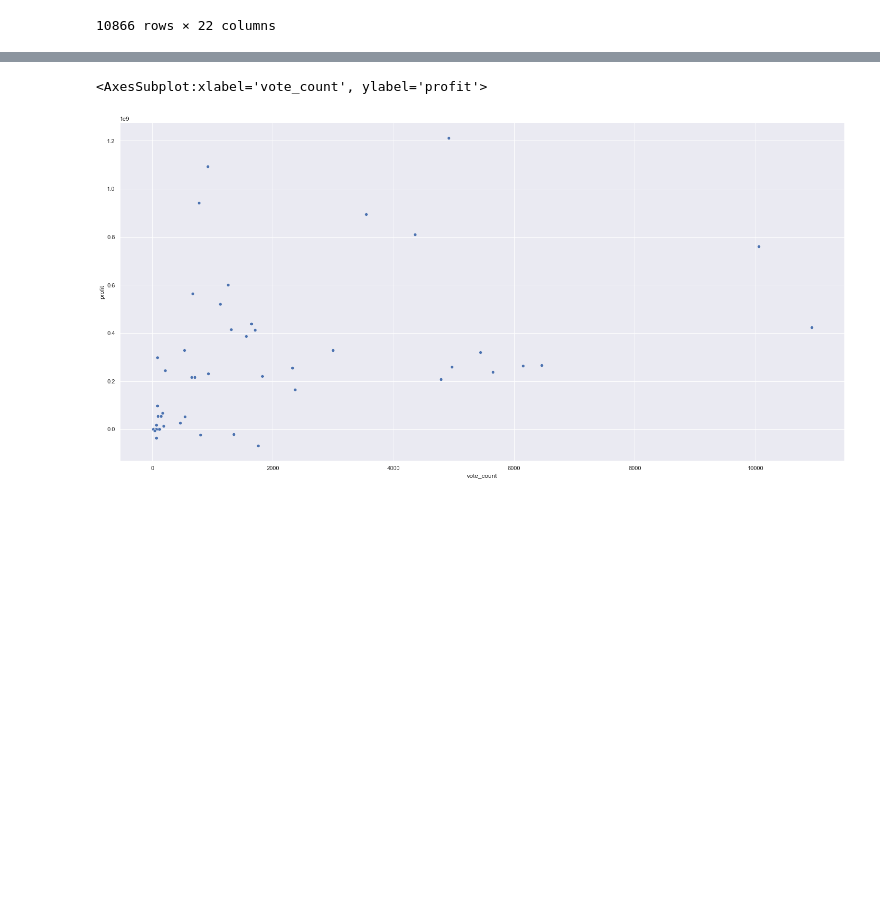
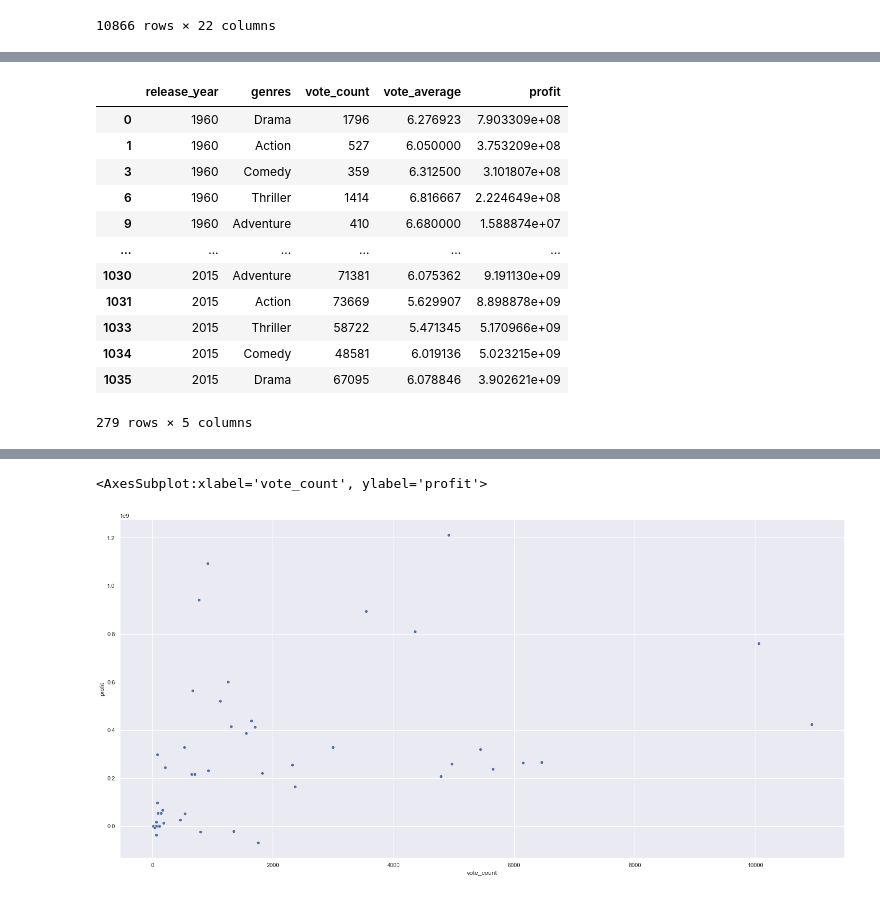
Before and after one commit to mina-f-beshay/ADAND-EgFWD-Udacity, a Jupyter notebook: Project 1 - Investigate Data/Jupyter Notebooks/TMDB Data Analysis - Project 1 .ipynb, the cells around one changed output, grey strips where cells are left out. Saved outputs shown, nothing was run; the diff lists cells and outputs as text; code cells hidden in the pictures; blank space fills up the shorter version.

```diff
--- a/Project 1 - Investigate Data/Jupyter Notebooks/TMDB Data Analysis - Project 1 .ipynb
+++ b/Project 1 - Investigate Data/Jupyter Notebooks/TMDB Data Analysis - Project 1 .ipynb
@@ -219,0 +289,16 @@ plt.xticks(rotation=0);
+# %%
+genre_summary[genre_summary['genres'].str.contains ('|'.join(top_genres))]
+# %% [output]
+|  | release_year | genres | vote_count | vote_average | profit |
+| 0 | 1960 | Drama | 1796 | 6.276923 | 7.903309e+08 |
+| 1 | 1960 | Action | 527 | 6.050000 | 3.753209e+08 |
+| 3 | 1960 | Comedy | 359 | 6.312500 | 3.101807e+08 |
+| 6 | 1960 | Thriller | 1414 | 6.816667 | 2.224649e+08 |
+| 9 | 1960 | Adventure | 410 | 6.680000 | 1.588874e+07 |
+| ... | ... | ... | ... | ... | ... |
+| 1030 | 2015 | Adventure | 71381 | 6.075362 | 9.191130e+09 |
+| 1031 | 2015 | Action | 73669 | 5.629907 | 8.898878e+09 |
+| 1033 | 2015 | Thriller | 58722 | 5.471345 | 5.170966e+09 |
+| 1034 | 2015 | Comedy | 48581 | 6.019136 | 5.023215e+09 |
+| 1035 | 2015 | Drama | 67095 | 6.078846 | 3.902621e+09 |
+279 rows × 5 columns
```
Also changed, not shown: parts of 27 cells of this notebook.
